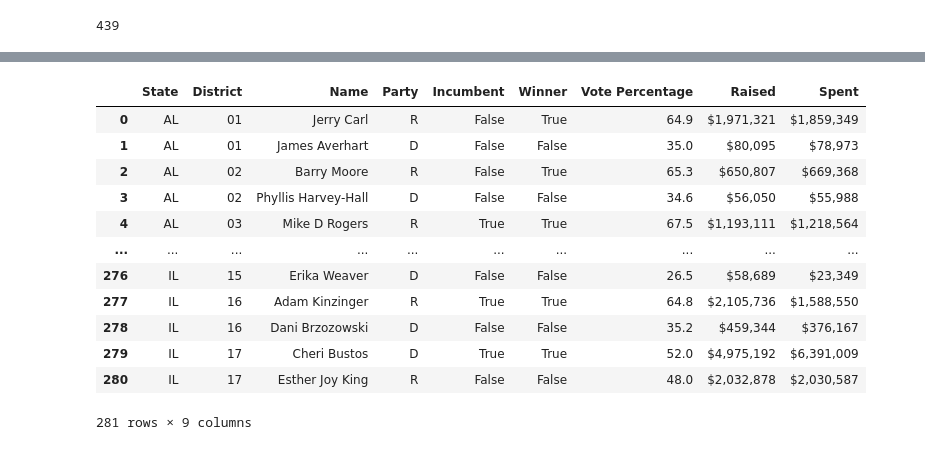
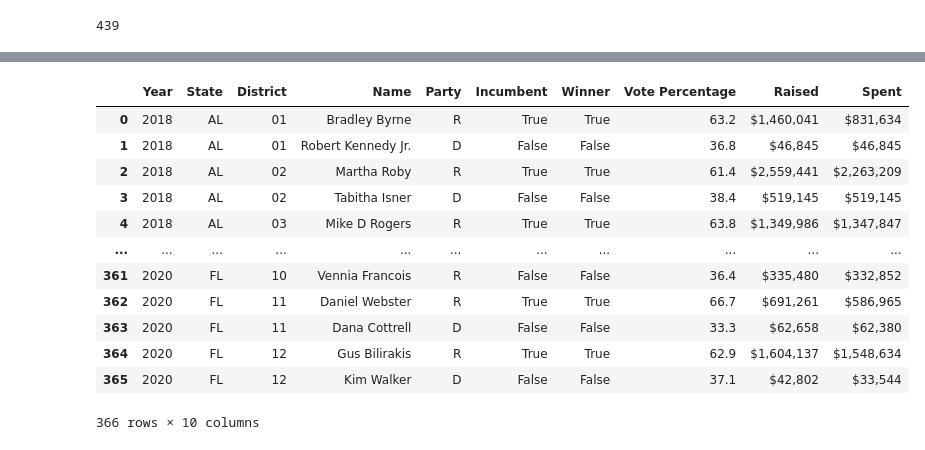
Before and after one commit to nss-data-science-cohort-7/webscraping-open-secrets-boooooleans, a Jupyter notebook: notebooks/part_one.ipynb, the cells around one changed output, grey strips where cells are left out. Drawn from its saved outputs; the diff is of its cells as text; code cells hidden in the pictures.

Commit message:
added data for 2018

```diff
--- a/notebooks/part_one.ipynb
+++ b/notebooks/part_one.ipynb
@@ -25,16 +25,17 @@ user_agents = [
     "Mozilla/5.0 (X11; Linux x86_64) AppleWebKit/537.36 (KHTML, like Gecko) Chrome/52.0.2743.116 Safari/537.36",
 ]
 # %%
-async def scrape_candidate_data(state_district):
+async def scrape_candidate_data(state_district, cycle_year):
     headers = {
     'User-Agent': random.choice(user_agents)
     }
-    endpoint = f'https://www.opensecrets.org/races/candidates?cycle=2020&id={state_district}&spec=N'
+    endpoint = f'https://www.opensecrets.org/races/candidates?cycle={cycle_year}&id={state_district}&spec=N'
 
     timeout = aiohttp.ClientTimeout(total=600)
-    connector = aiohttp.TCPConnector(limit=10)
+    connector = aiohttp.TCPConnector(limit=2)
+
     async with aiohttp.ClientSession(connector=connector, timeout=timeout) as session:
-        async with session.get(endpoint, headers=headers) as res:
+        async with session.get(endpoint) as res:
             if res.status == 200:  # HTTP Status Code 200 means OK
                 text = await res.text()
                 soup = BeautifulSoup(text, 'html.parser')
@@ -81,6 +82,7 @@ async def scrape_candidate_data(state_district):
                         spent = spent_label_td.find_next_sibling('td').get_text()
 
                         pandas_data.append({
+                            "Year": cycle_year,
                             "State": state_district[:2],
                             "District": state_district[2:],
                             "Name": name,
@@ -96,9 +98,10 @@ async def scrape_candidate_data(state_district):
             bad_districts.append(state_district)
 
     except Exception as e:
-        print(f"An error occurred while processing {state_district}: {str(e)}")
+        print(f"An error occurred while processing {state_district} for {cycle_year}: {str(e)}")
         bad_districts.append(state_district)
 
+    print(state_district + '-' + cycle_year)
 
     return pandas_data, bad_districts
 # %%
@@ -110,11 +113,11 @@ def get_district_codes():
             district_codes.append(code)
     return district_codes
 # %%
-async def gather_data(district_codes):
+async def gather_data(district_codes, years):
     all_data = []
     bad_districts = []
+    tasks = [scrape_candidate_data(code, year) for year in years for code in district_codes]
 
-    tasks = [scrape_candidate_data(code) for code in district_codes]
 
     results = await asyncio.gather(*tasks, return_exceptions=True)
 
@@ -130,21 +133,16 @@ async def gather_data(district_codes):
 
 district_codes = get_district_codes()
 print(len(district_codes))
-district_codes_1 = district_codes[:150]
-time.sleep(5)
-district_codes_2 = district_codes[151:300]
-time.sleep(5)
-district_codes_3 = district_codes[300:]
-
-# Directly await the function in a notebook cell.
-# df_1, bad_districts_1 = await gather_data(district_codes_1)
-# df_2, bad_districts_2 = await gather_data(district_codes_2)
-# df_3, bad_districts_3 = await gather_data(district_codes_3)
+district_codes_1 = district_codes[:100]
+district_codes_2 = district_codes[100:200]
+district_codes_3 = district_codes[200:300]
+district_codes_4 = district_codes[300:]
 # %% [output]
 439
 # %%
-df_1, bad_districts_1 = await gather_data(district_codes_1)
+print(len(district_codes_1))
+years = ['2018','2020']
+df_1, bad_districts_1 = await gather_data(district_codes_1, years)
 print(bad_districts_1)
-print(len(district_codes_1))
 df_1
 # %% [output]
@@ -164,14 +166,14 @@ An error occurred while processing IL06: 'NoneType' object has no attribute 'gro
-|  | State | District | Name | Party | Incumbent | Winner | Vote Percentage | Raised | Spent |
-| 0 | AL | 01 | Jerry Carl | R | False | True | 64.9 | $1,971,321 | $1,859,349 |
-| 1 | AL | 01 | James Averhart | D | False | False | 35.0 | $80,095 | $78,973 |
-| 2 | AL | 02 | Barry Moore | R | False | True | 65.3 | $650,807 | $669,368 |
-| 3 | AL | 02 | Phyllis Harvey-Hall | D | False | False | 34.6 | $56,050 | $55,988 |
-| 4 | AL | 03 | Mike D Rogers | R | True | True | 67.5 | $1,193,111 | $1,218,564 |
-| ... | ... | ... | ... | ... | ... | ... | ... | ... | ... |
-| 276 | IL | 15 | Erika Weaver | D | False | False | 26.5 | $58,689 | $23,349 |
-| 277 | IL | 16 | Adam Kinzinger | R | True | True | 64.8 | $2,105,736 | $1,588,550 |
-| 278 | IL | 16 | Dani Brzozowski | D | False | False | 35.2 | $459,344 | $376,167 |
-| 279 | IL | 17 | Cheri Bustos | D | True | True | 52.0 | $4,975,192 | $6,391,009 |
-| 280 | IL | 17 | Esther Joy King | R | False | False | 48.0 | $2,032,878 | $2,030,587 |
+|  | Year | State | District | Name | Party | Incumbent | Winner | Vote Percentage | Raised | Spent |
+| 0 | 2018 | AL | 01 | Bradley Byrne | R | True | True | 63.2 | $1,460,041 | $831,634 |
+| 1 | 2018 | AL | 01 | Robert Kennedy Jr. | D | False | False | 36.8 | $46,845 | $46,845 |
+| 2 | 2018 | AL | 02 | Martha Roby | R | True | True | 61.4 | $2,559,441 | $2,263,209 |
+| 3 | 2018 | AL | 02 | Tabitha Isner | D | False | False | 38.4 | $519,145 | $519,145 |
+| 4 | 2018 | AL | 03 | Mike D Rogers | R | True | True | 63.8 | $1,349,986 | $1,347,847 |
+| ... | ... | ... | ... | ... | ... | ... | ... | ... | ... | ... |
+| 361 | 2020 | FL | 10 | Vennia Francois | R | False | False | 36.4 | $335,480 | $332,852 |
+| 362 | 2020 | FL | 11 | Daniel Webster | R | True | True | 66.7 | $691,261 | $586,965 |
+| 363 | 2020 | FL | 11 | Dana Cottrell | D | False | False | 33.3 | $62,658 | $62,380 |
+| 364 | 2020 | FL | 12 | Gus Bilirakis | R | True | True | 62.9 | $1,604,137 | $1,548,634 |
+| 365 | 2020 | FL | 12 | Kim Walker | D | False | False | 37.1 | $42,802 | $33,544 |
-281 rows × 9 columns
+366 rows × 10 columns
 # %%
```
Also changed, not shown: parts of 6 cells of this notebook, 1 other file.
